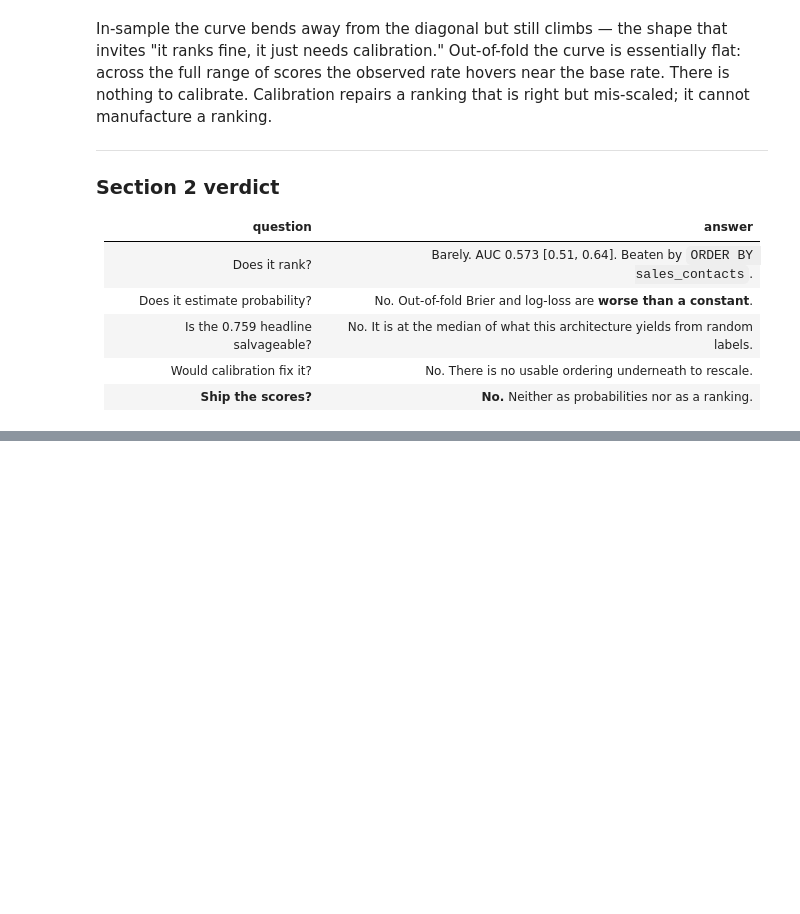
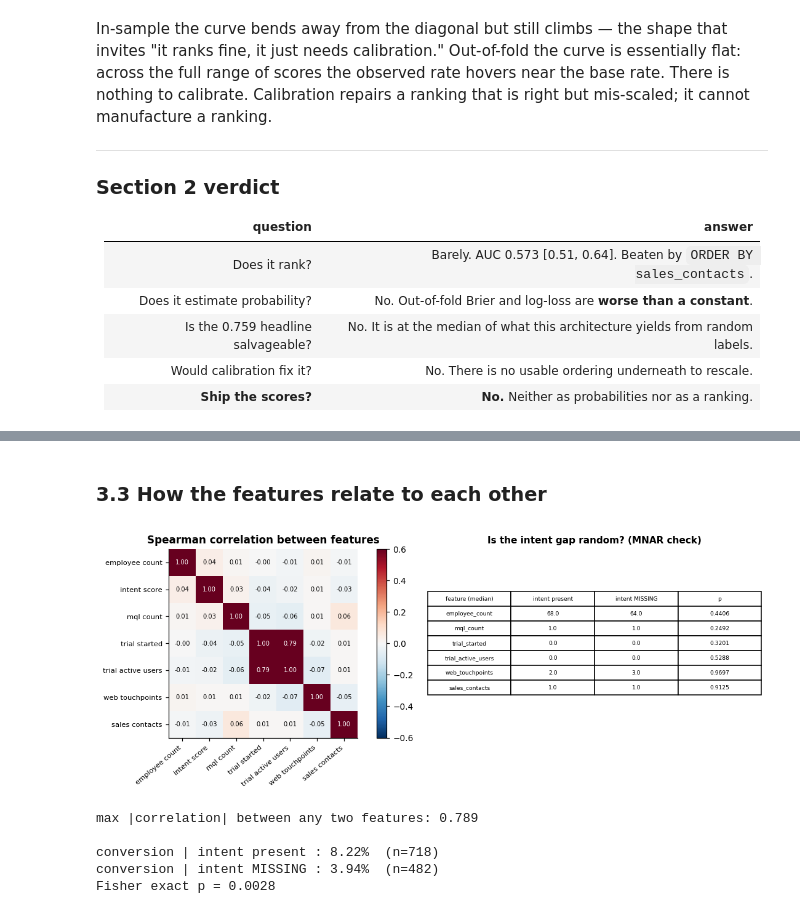
Before and after one commit to ignaciopenesi/cordilla-account-scoring, a Jupyter notebook: audit/01_model_audit.ipynb, the cells around one changed output, grey strips where cells are left out. Cells and saved outputs as stored; diff of their text form; code cells hidden in the pictures; blank space fills up the shorter version.

```diff
--- a/audit/01_model_audit.ipynb
+++ b/audit/01_model_audit.ipynb
@@ -696,0 +912,42 @@ cannot manufacture a ranking.
+# %% [markdown]
+### 3.3 How the features relate to each other
+# %%
+corr = train[NUM].corr(method="spearman")
+fig, ax = plt.subplots(1, 2, figsize=(11.5, 4), gridspec_kw={"width_ratios": [1.15, 1]})
+im = ax[0].imshow(corr, cmap="RdBu_r", vmin=-.6, vmax=.6)
+ax[0].set_xticks(range(len(NUM))); ax[0].set_yticks(range(len(NUM)))
+lbl = [n.replace("_90d", "").replace("_", " ") for n in NUM]
+ax[0].set_xticklabels(lbl, rotation=40, ha="right", fontsize=7.5); ax[0].set_yticklabels(lbl, fontsize=7.5)
+for i in range(len(NUM)):
+    for j in range(len(NUM)):
+        ax[0].text(j, i, f"{corr.iloc[i,j]:.2f}", ha="center", va="center", fontsize=6.5,
+                   color="white" if abs(corr.iloc[i,j]) > .35 else "black")
+ax[0].set_title("Spearman correlation between features"); ax[0].grid(False)
+plt.colorbar(im, ax=ax[0], fraction=.046)
+
+# is missing intent associated with anything? (MNAR check)
+miss = train.intent_score.isna()
+comp = pd.DataFrame({"intent present": train[~miss][NUM[:1] + NUM[2:]].median(),
+                     "intent MISSING": train[miss][NUM[:1] + NUM[2:]].median()})
+comp["Mann-Whitney p"] = [st.mannwhitneyu(train[~miss][c], train[miss][c]).pvalue for c in comp.index]
+ax[1].axis("off")
+ax[1].table(cellText=np.c_[comp.index.str.replace("_90d",""),
+                           comp["intent present"].round(1).astype(str),
+                           comp["intent MISSING"].round(1).astype(str),
+                           comp["Mann-Whitney p"].map(lambda v: f"{v:.4f}")],
+            colLabels=["feature (median)", "intent present", "intent MISSING", "p"],
+            loc="center", cellLoc="center").scale(1, 1.45)
+ax[1].set_title("Is the intent gap random? (MNAR check)", fontsize=10, fontweight="bold")
+plt.tight_layout(); plt.show()
+
+print(f"max |correlation| between any two features: {corr.where(~np.eye(len(NUM),dtype=bool)).abs().max().max():.3f}")
+print(f"\nconversion | intent present : {train[~miss][TARGET].mean():.2%}  (n={(~miss).sum()})")
+print(f"conversion | intent MISSING : {train[miss][TARGET].mean():.2%}  (n={miss.sum()})")
+print(f"Fisher exact p = {st.fisher_exact(pd.crosstab(miss, y).values).pvalue:.4f}")
+# %% [output]
+[figure, added]
+max |correlation| between any two features: 0.789
+
+conversion | intent present : 8.22%  (n=718)
+conversion | intent MISSING : 3.94%  (n=482)
+Fisher exact p = 0.0028
```
Also changed, not shown: parts of 47 cells of this notebook.
